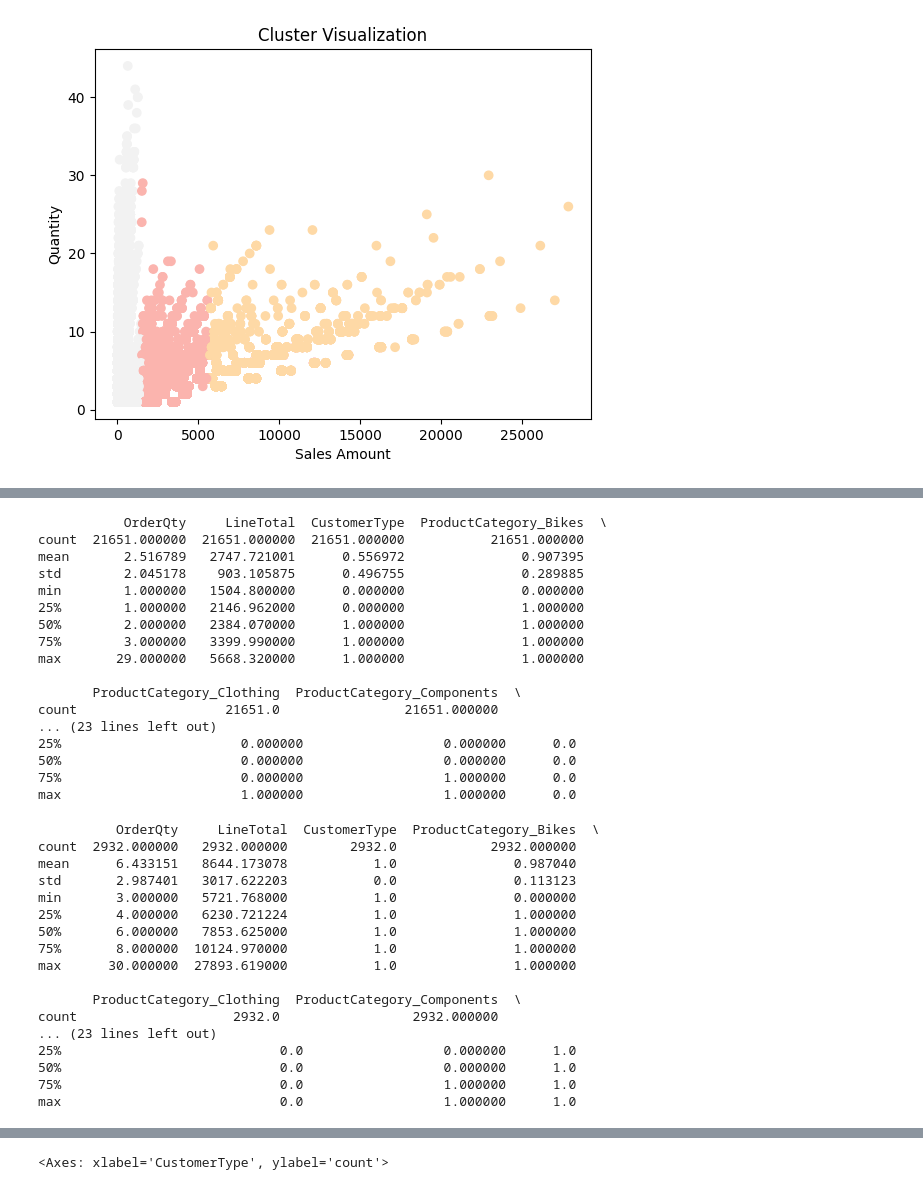
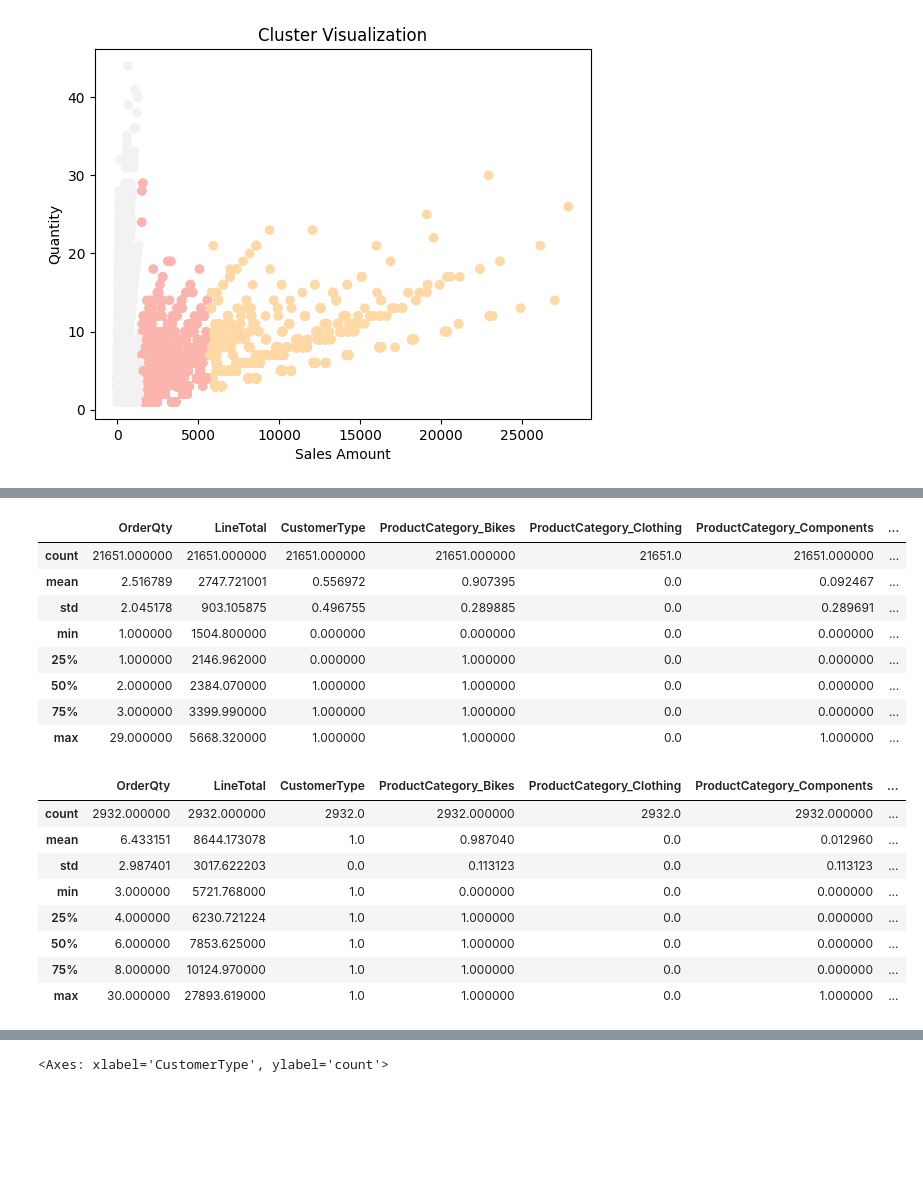
Before and after one commit to dsprincess/python-projects, a Jupyter notebook: Clustering_Customer_Segmentation_AW2022/taskupdated.ipynb, the cells around one changed output, grey strips where cells are left out. Saved outputs shown, nothing was run; the diff lists cells and outputs as text; code cells hidden in the pictures; blank space fills up the shorter version.

```diff
--- a/Clustering_Customer_Segmentation_AW2022/taskupdated.ipynb
+++ b/Clustering_Customer_Segmentation_AW2022/taskupdated.ipynb
@@ -455,7 +439,3 @@ df_encoded.head()
 | 2 | 1 | 2024.994 | 1 | 1.0 | 0.0 | 0.0 | ... |
 | 3 | 1 | 2039.994 | 1 | 1.0 | 0.0 | 0.0 | ... |
 | 4 | 1 | 2039.994 | 1 | 1.0 | 0.0 | 0.0 | ... |
-# %%
-'''# Need to do onehot encoding first
-df_encoded = pd.get_dummies(df_combined, columns=['ProductCategory', 'CountryRegion'], drop_first=True)
-df_encoded'''
@@ -548,42 +532,26 @@ plt.show()
 # %%
 # Profiling each cluster
-print(df_encoded[df_encoded['Cluster'] == 0].describe())
+df_encoded[df_encoded['Cluster'] == 0].describe()
 # %% [output]
-           OrderQty     LineTotal  CustomerType  ProductCategory_Bikes  \
-count  21651.000000  21651.000000  21651.000000           21651.000000
-mean       2.516789   2747.721001      0.556972               0.907395
-std        2.045178    903.105875      0.496755               0.289885
-min        1.000000   1504.800000      0.000000               0.000000
-25%        1.000000   2146.962000      0.000000               1.000000
-50%        2.000000   2384.070000      1.000000               1.000000
-75%        3.000000   3399.990000      1.000000               1.000000
-max       29.000000   5668.320000      1.000000               1.000000
-
-       ProductCategory_Clothing  ProductCategory_Components  \
-count                   21651.0                21651.000000
-... (23 lines left out)
-25%                       0.000000                  0.000000      0.0
-50%                       0.000000                  0.000000      0.0
-75%                       0.000000                  1.000000      0.0
-max                       1.000000                  1.000000      0.0
+|  | OrderQty | LineTotal | CustomerType | ProductCategory_Bikes | ProductCategory_Clothing | ProductCategory_Components | ... |
+| count | 21651.000000 | 21651.000000 | 21651.000000 | 21651.000000 | 21651.0 | 21651.000000 | ... |
+| mean | 2.516789 | 2747.721001 | 0.556972 | 0.907395 | 0.0 | 0.092467 | ... |
+| std | 2.045178 | 903.105875 | 0.496755 | 0.289885 | 0.0 | 0.289691 | ... |
+| min | 1.000000 | 1504.800000 | 0.000000 | 0.000000 | 0.0 | 0.000000 | ... |
+| 25% | 1.000000 | 2146.962000 | 0.000000 | 1.000000 | 0.0 | 0.000000 | ... |
+| 50% | 2.000000 | 2384.070000 | 1.000000 | 1.000000 | 0.0 | 0.000000 | ... |
+| 75% | 3.000000 | 3399.990000 | 1.000000 | 1.000000 | 0.0 | 0.000000 | ... |
+| max | 29.000000 | 5668.320000 | 1.000000 | 1.000000 | 0.0 | 1.000000 | ... |
 # %%
-print(df_encoded[df_encoded['Cluster'] == 1].describe())
+df_encoded[df_encoded['Cluster'] == 1].describe()
 # %% [output]
-          OrderQty     LineTotal  CustomerType  ProductCategory_Bikes  \
-count  2932.000000   2932.000000        2932.0            2932.000000
-mean      6.433151   8644.173078           1.0               0.987040
-std       2.987401   3017.622203           0.0               0.113123
-min       3.000000   5721.768000           1.0               0.000000
-25%       4.000000   6230.721224           1.0               1.000000
-50%       6.000000   7853.625000           1.0               1.000000
-75%       8.000000  10124.970000           1.0               1.000000
-max      30.000000  27893.619000           1.0               1.000000
-
-       ProductCategory_Clothing  ProductCategory_Components  \
-count                    2932.0                 2932.000000
-... (23 lines left out)
-25%                            0.0                  0.000000      1.0
-50%                            0.0                  0.000000      1.0
-75%                            0.0                  1.000000      1.0
-max                            0.0                  1.000000      1.0
+|  | OrderQty | LineTotal | CustomerType | ProductCategory_Bikes | ProductCategory_Clothing | ProductCategory_Components | ... |
+| count | 2932.000000 | 2932.000000 | 2932.0 | 2932.000000 | 2932.0 | 2932.000000 | ... |
+| mean | 6.433151 | 8644.173078 | 1.0 | 0.987040 | 0.0 | 0.012960 | ... |
+| std | 2.987401 | 3017.622203 | 0.0 | 0.113123 | 0.0 | 0.113123 | ... |
+| min | 3.000000 | 5721.768000 | 1.0 | 0.000000 | 0.0 | 0.000000 | ... |
+| 25% | 4.000000 | 6230.721224 | 1.0 | 1.000000 | 0.0 | 0.000000 | ... |
+| 50% | 6.000000 | 7853.625000 | 1.0 | 1.000000 | 0.0 | 0.000000 | ... |
+| 75% | 8.000000 | 10124.970000 | 1.0 | 1.000000 | 0.0 | 0.000000 | ... |
+| max | 30.000000 | 27893.619000 | 1.0 | 1.000000 | 0.0 | 1.000000 | ... |
 # %%
```
Also changed, not shown: parts of 34 cells of this notebook.
